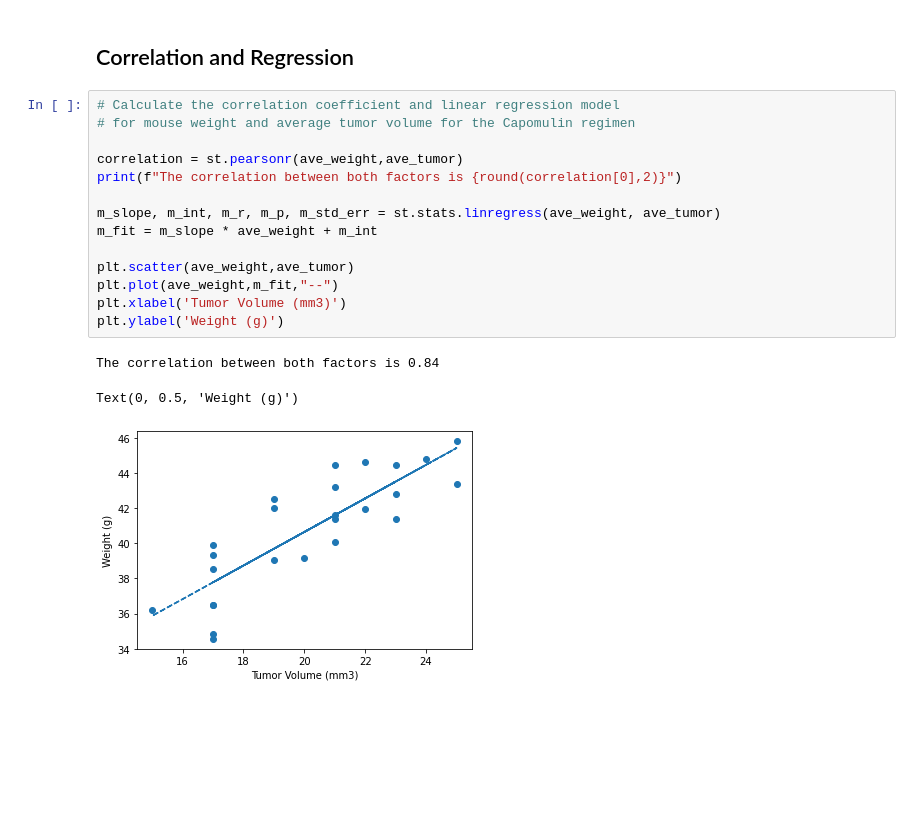
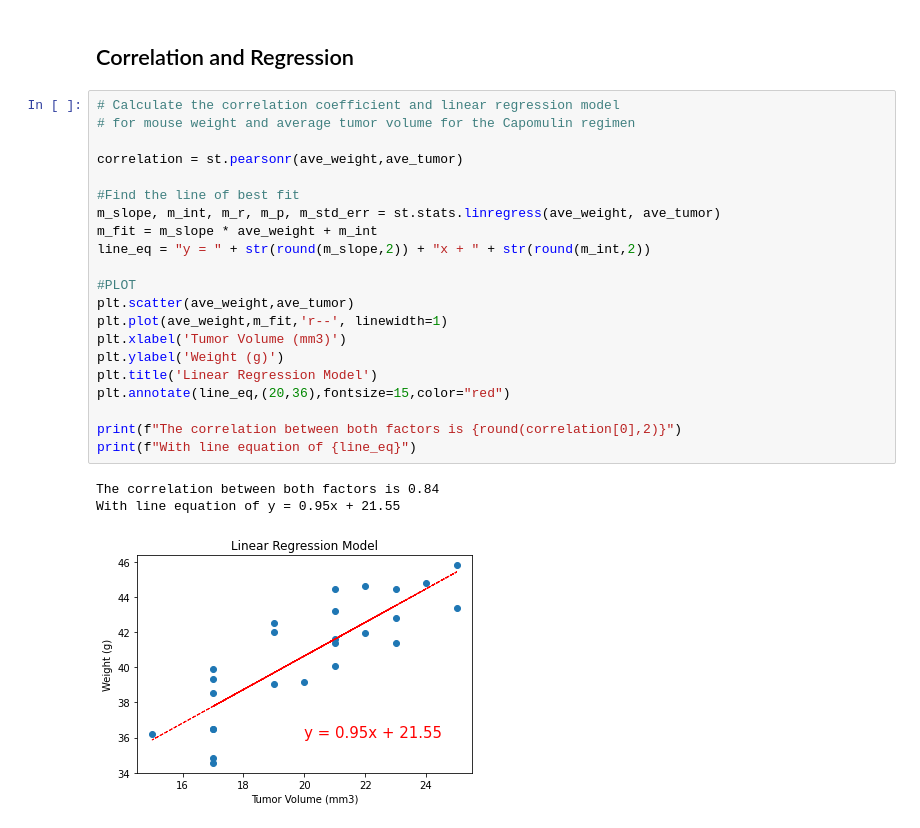
Before and after one commit to Ejwpls/matplotlib-challenge, a Jupyter notebook: Pymaceuticals/pymaceuticals_starter.ipynb, the cells around one changed output. Saved outputs shown, nothing was run; the diff lists cells and outputs as text; blank space fills up the shorter version.

```diff
--- a/Pymaceuticals/pymaceuticals_starter.ipynb
+++ b/Pymaceuticals/pymaceuticals_starter.ipynb
@@ -211,18 +283,25 @@ Text(0, 0.5, 'Weight (g)')
 # %%
 # Calculate the correlation coefficient and linear regression model
 # for mouse weight and average tumor volume for the Capomulin regimen
 
 correlation = st.pearsonr(ave_weight,ave_tumor)
-print(f"The correlation between both factors is {round(correlation[0],2)}")
 
+#Find the line of best fit
 m_slope, m_int, m_r, m_p, m_std_err = st.stats.linregress(ave_weight, ave_tumor)
 m_fit = m_slope * ave_weight + m_int
+line_eq = "y = " + str(round(m_slope,2)) + "x + " + str(round(m_int,2))
 
+#PLOT
 plt.scatter(ave_weight,ave_tumor)
-plt.plot(ave_weight,m_fit,"--")
+plt.plot(ave_weight,m_fit,'r--', linewidth=1)
 plt.xlabel('Tumor Volume (mm3)')
 plt.ylabel('Weight (g)')
+plt.title('Linear Regression Model')
+plt.annotate(line_eq,(20,36),fontsize=15,color="red")
+
+print(f"The correlation between both factors is {round(correlation[0],2)}")
+print(f"With line equation of {line_eq}")
 # %% [output]
 The correlation between both factors is 0.84
+With line equation of y = 0.95x + 21.55
-Text(0, 0.5, 'Weight (g)')
-[figure, old version]
+[figure, new version]
```
Also changed, not shown: parts of 18 cells of this notebook.
